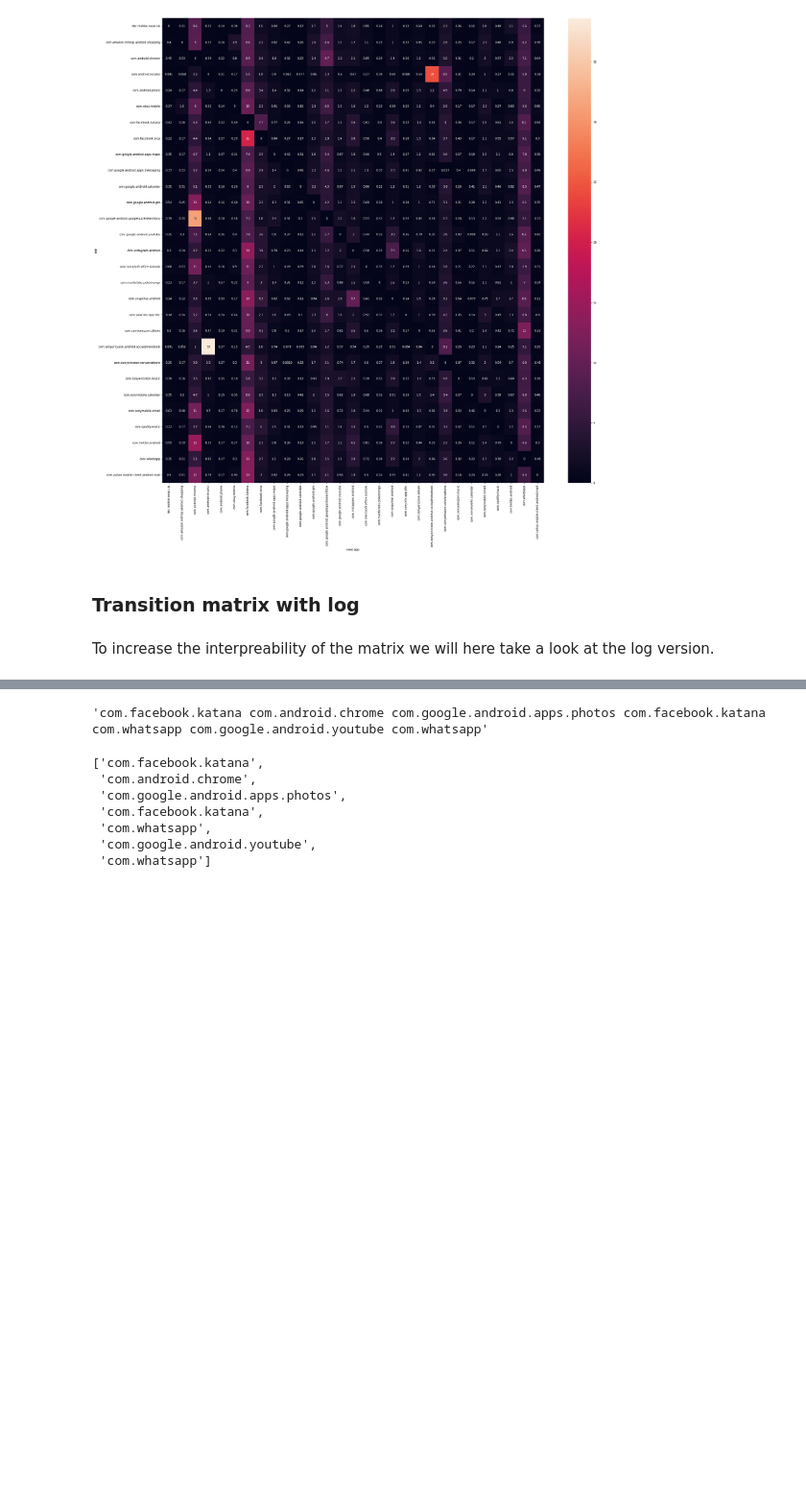
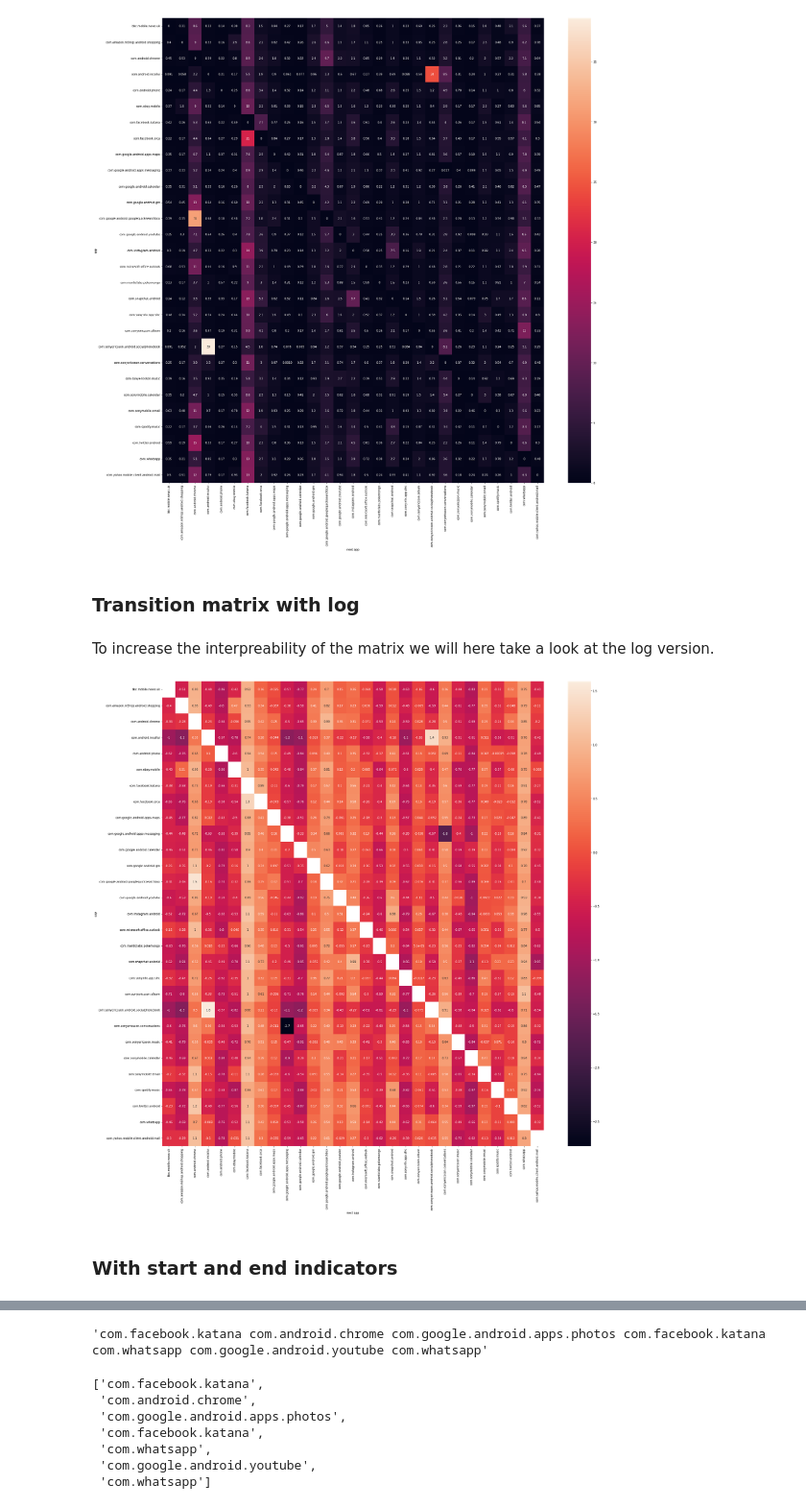
Before and after one commit to ClaraAndersen/motifs_and_competition_in_app_usage, a Jupyter notebook: N-grams.ipynb, the cells around one changed output, grey strips where cells are left out. Shown at 96% size. Saved outputs shown, nothing was run; the diff lists cells and outputs as text; code cells hidden in the pictures; blank space fills up the shorter version.

Commit message:
30 individual transtion matrix

```diff
--- a/N-grams.ipynb
+++ b/N-grams.ipynb
@@ -520,3 +545,13 @@ plt.show()
 ### Transition matrix with log
 # %% [markdown]
 To increase the interpreability of the matrix we will here take a look at the log version.
+# %%
+fig, ax = plt.subplots(figsize=(30,30))
+ax = sns.heatmap(np.log10(Transaction_matrix.replace(0, np.NaN)), annot=True)
+ax.set(xlabel='next app')
+ax.set(ylabel='app')
+plt.show()
+# %% [output]
+[figure, added]
+# %% [markdown]
+### With start and end indicators
```
Also changed, not shown: parts of 64 cells of this notebook.
